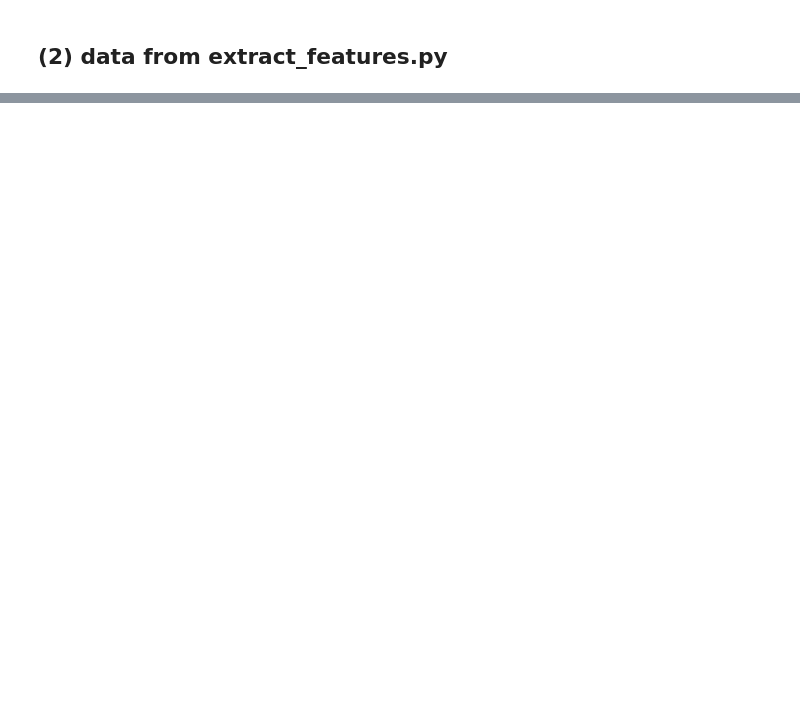
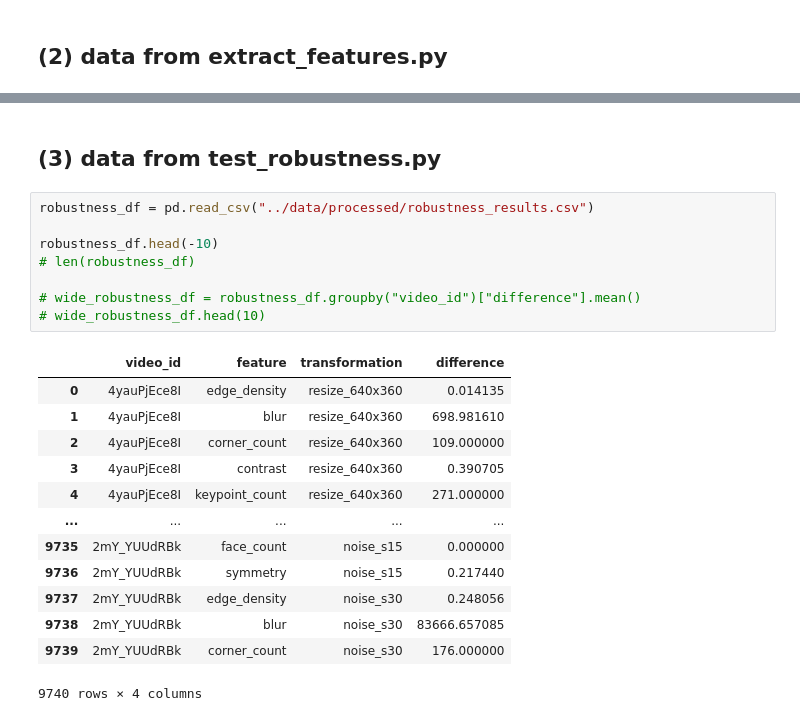
Before and after one commit to CastleBby/MSLM640_ThumbnailIQ, a Jupyter notebook: notebooks/eda.ipynb, the cells around one changed output, grey strips where cells are left out. Saved outputs shown, nothing was run; the diff lists cells and outputs as text; blank space fills up the shorter version.

```diff
--- a/notebooks/eda.ipynb
+++ b/notebooks/eda.ipynb
@@ -64,3 +64,27 @@ symmetry
 | 50% | 0.063550 | 951.826509 | 302.500000 | 62.048079 | 4.982080e+05 | 3291.500000 | 109.547574 | 79.539314 | ... |
 | 75% | 0.087794 | 1518.707896 | 373.000000 | 70.327348 | 8.362782e+07 | 3931.500000 | 122.589672 | 87.839501 | ... |
 | max | 0.154705 | 10362.059586 | 624.000000 | 92.109275 | 1.116442e+09 | 4677.000000 | 138.572733 | 126.632222 | ... |
+# %% [markdown]
+## (3) data from test_robustness.py
+# %%
+robustness_df = pd.read_csv("../data/processed/robustness_results.csv")
+
+robustness_df.head(-10)
+# len(robustness_df)
+
+# wide_robustness_df = robustness_df.groupby("video_id")["difference"].mean()
+# wide_robustness_df.head(10)
+# %% [output]
+|  | video_id | feature | transformation | difference |
+| 0 | 4yauPjEce8I | edge_density | resize_640x360 | 0.014135 |
+| 1 | 4yauPjEce8I | blur | resize_640x360 | 698.981610 |
+| 2 | 4yauPjEce8I | corner_count | resize_640x360 | 109.000000 |
+| 3 | 4yauPjEce8I | contrast | resize_640x360 | 0.390705 |
+| 4 | 4yauPjEce8I | keypoint_count | resize_640x360 | 271.000000 |
+| ... | ... | ... | ... | ... |
+| 9735 | 2mY_YUUdRBk | face_count | noise_s15 | 0.000000 |
+| 9736 | 2mY_YUUdRBk | symmetry | noise_s15 | 0.217440 |
+| 9737 | 2mY_YUUdRBk | edge_density | noise_s30 | 0.248056 |
+| 9738 | 2mY_YUUdRBk | blur | noise_s30 | 83666.657085 |
+| 9739 | 2mY_YUUdRBk | corner_count | noise_s30 | 176.000000 |
+9740 rows × 4 columns
```
Also changed, not shown: 2 other files.
